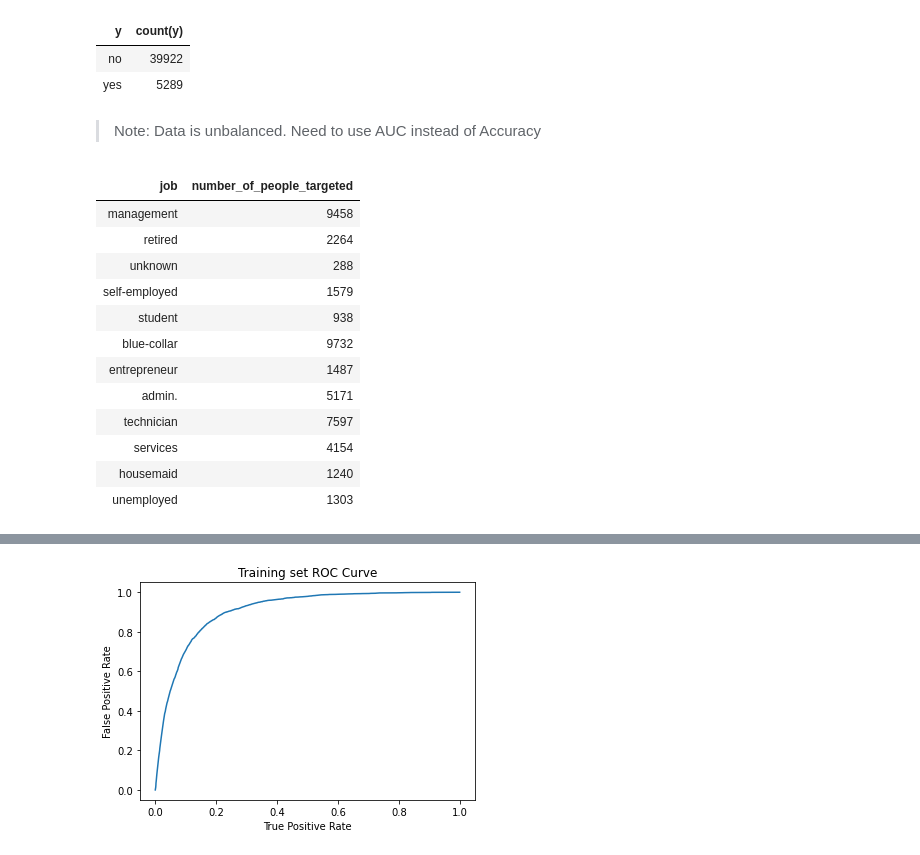
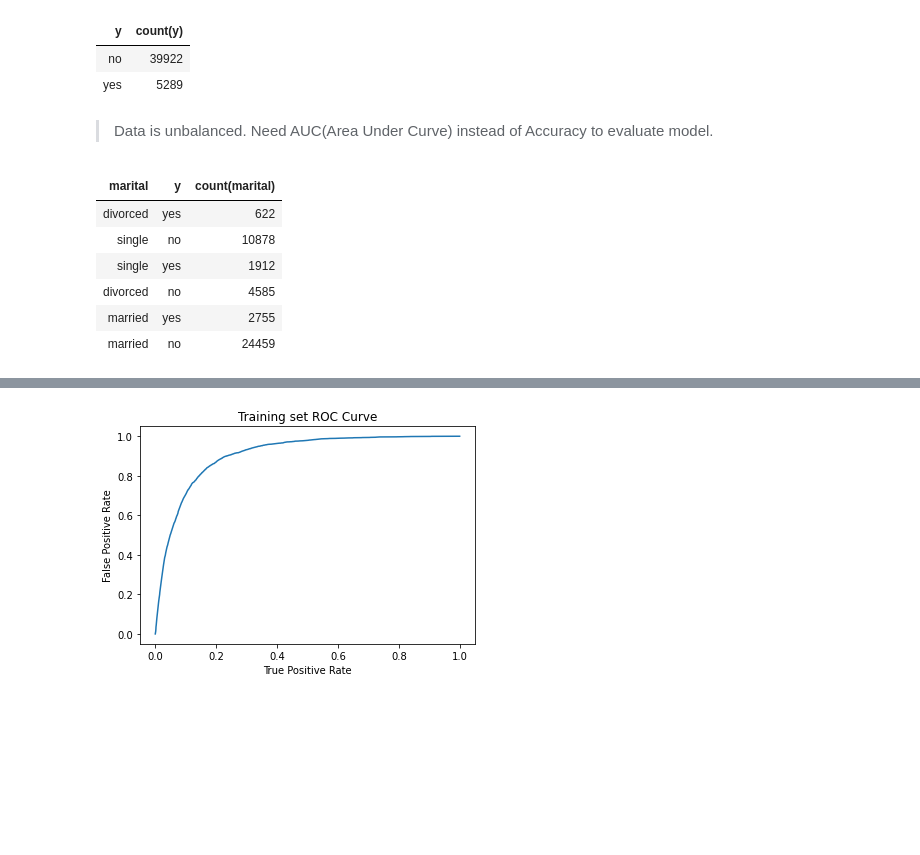
Before and after one commit to shitab16/bank-marketing-databricks, a Jupyter notebook: bankmarketing.ipynb, the cells around one changed output, grey strips where cells are left out. Drawn from its saved outputs; the diff is of its cells as text; code cells hidden in the pictures; blank space fills up the shorter version.

```diff
--- a/bankmarketing.ipynb
+++ b/bankmarketing.ipynb
@@ -100,23 +77,17 @@ GROUP BY y
 | no | 39922 |
 | yes | 5289 |
 # %% [markdown]
-> Note: Data is unbalanced. Need to use AUC instead of Accuracy
+> Data is unbalanced. Need AUC(Area Under Curve) instead of Accuracy to evaluate model.
 # %%
 %sql
-SELECT job, count(job) as number_of_people_targeted
+SELECT marital,y, count(marital)
 FROM data
-GROUP BY job
+GROUP BY marital,y
 # %% [output]
-| job | number_of_people_targeted |
-| management | 9458 |
-| retired | 2264 |
-| unknown | 288 |
-| self-employed | 1579 |
-| student | 938 |
-| blue-collar | 9732 |
-| entrepreneur | 1487 |
-| admin. | 5171 |
-| technician | 7597 |
-| services | 4154 |
-| housemaid | 1240 |
-| unemployed | 1303 |
+| marital | y | count(marital) |
+| divorced | yes | 622 |
+| single | no | 10878 |
+| single | yes | 1912 |
+| divorced | no | 4585 |
+| married | yes | 2755 |
+| married | no | 24459 |
```
Also changed, not shown: parts of 33 cells of this notebook, 5 other files.
